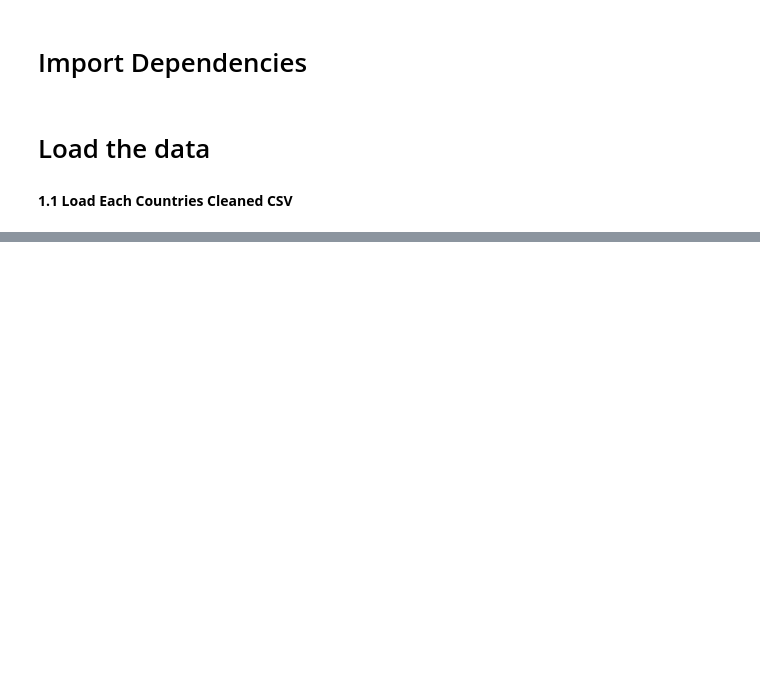
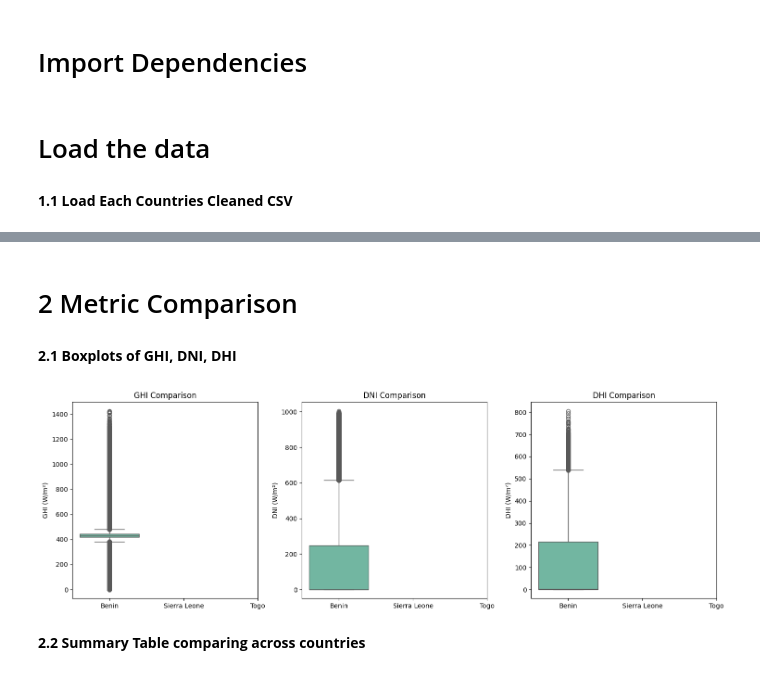
Before and after one commit to BokuW/ML-based-solar-data-discoveries, a Jupyter notebook: notebooks/compare_countries.ipynb, the cells around one changed output, grey strips where cells are left out. Drawn from its saved outputs; the diff is of its cells as text; code cells hidden in the pictures; blank space fills up the shorter version.

Commit message:
Comparison: Metric comparison across countries using box plot and summary table

```diff
--- a/notebooks/compare_countries.ipynb
+++ b/notebooks/compare_countries.ipynb
@@ -47,0 +53,34 @@ if df_sl.empty or df_bn.empty or df_tg.empty:
+# %% [markdown]
+# 2 Metric Comparison
+# %% [markdown]
+**2.1 Boxplots of GHI, DNI, DHI**
+# %%
+# metric comparison with boxplots
+plt.figure(figsize=(15, 5)) # Better for side by side comparison
+plt.subplot(1, 3, 1)
+sns.boxplot(data=[df_bn['GHI'], df_sl['GHI'], df_tg['GHI']], palette='Set2') # using seaborn library create boxplot.
+plt.title('GHI Comparison')
+plt.xticks([0, 1, 2], ['Benin', 'Sierra Leone', 'Togo'])
+plt.ylabel('GHI (W/m²)')
+
+# DNI comparison
+ # Second subplot
+plt.subplot(1, 3, 2)
+sns.boxplot(data=[df_bn['DNI'], df_sl['DNI'], df_tg['DNI']], palette='Set2') # using seaborn library create boxplot.
+plt.title('DNI Comparison')
+plt.xticks([0, 1, 2], ['Benin', 'Sierra Leone', 'Togo'])
+plt.ylabel('DNI (W/m²)')
+
+# DHI comparison
+# third subplot
+plt.subplot(1, 3, 3)
+sns.boxplot(data=[df_bn['DHI'], df_sl['DHI'], df_tg['DHI']], palette='Set2')
+plt.title('DHI Comparison')
+plt.xticks([0, 1, 2], ['Benin', 'Sierra Leone', 'Togo'])
+plt.ylabel('DHI (W/m²)')
+plt.tight_layout()
+plt.show()
+# %% [output]
+[figure, added]
+# %% [markdown]
+**2.2 Summary Table comparing across countries**
```
Also changed, not shown: parts of 2 cells of this notebook.
